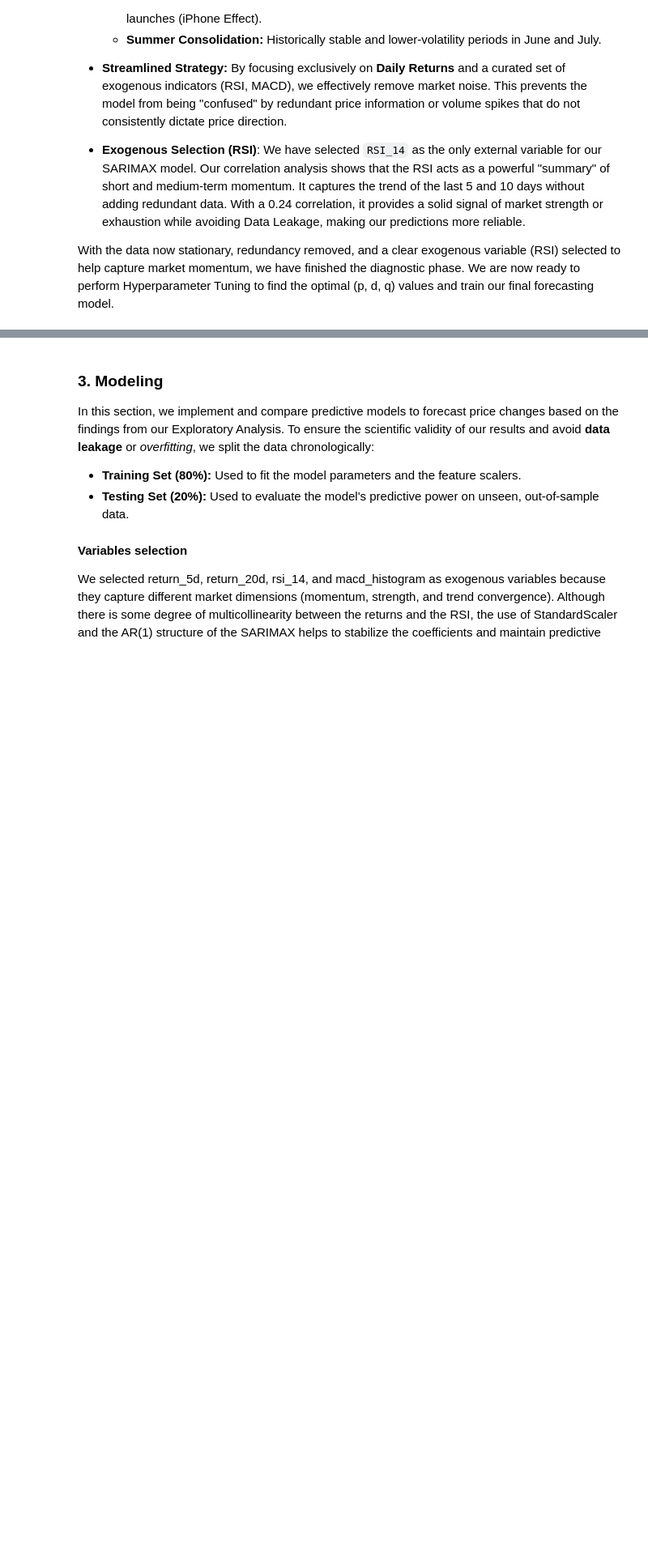
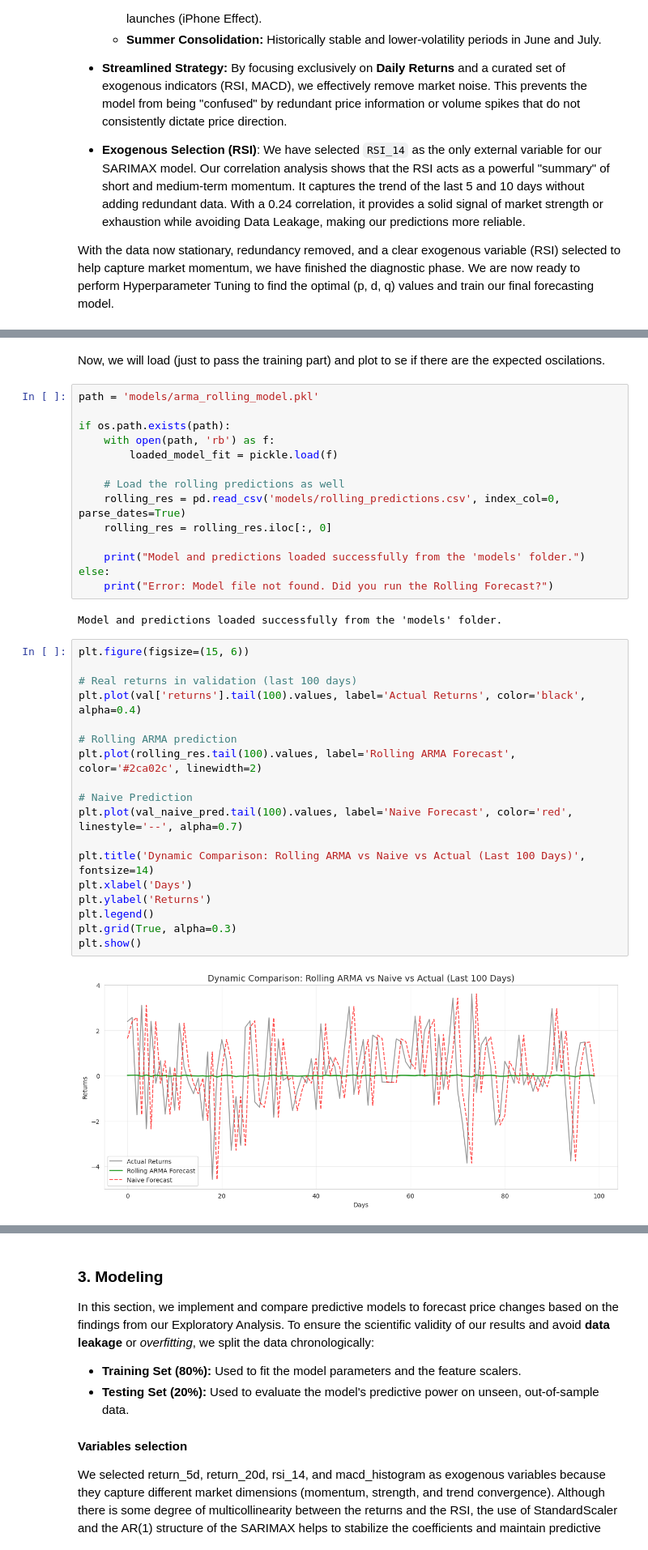
Before and after one commit to Gonzatorra/Advanced-ML-Project, a Jupyter notebook: Deliverable2/main.ipynb, the cells around one changed output, grey strips where cells are left out. Shown at 81% size. Saved outputs shown, nothing was run; the diff lists cells and outputs as text; blank space fills up the shorter version.

```diff
--- a/Deliverable2/main.ipynb
+++ b/Deliverable2/main.ipynb
@@ -856,0 +1187,38 @@ The data is ready for the ARIMA model.
+# %% [markdown]
+Now, we will load (just to pass the training part) and plot to se if there are the expected oscilations.
+# %%
+path = 'models/arma_rolling_model.pkl'
+
+if os.path.exists(path):
+    with open(path, 'rb') as f:
+        loaded_model_fit = pickle.load(f)
+
+    # Load the rolling predictions as well
+    rolling_res = pd.read_csv('models/rolling_predictions.csv', index_col=0, parse_dates=True)
+    rolling_res = rolling_res.iloc[:, 0]
+
+    print("Model and predictions loaded successfully from the 'models' folder.")
+else:
+    print("Error: Model file not found. Did you run the Rolling Forecast?")
+# %% [output]
+Model and predictions loaded successfully from the 'models' folder.
+# %%
+plt.figure(figsize=(15, 6))
+
+# Real returns in validation (last 100 days)
+plt.plot(val['returns'].tail(100).values, label='Actual Returns', color='black', alpha=0.4)
+
+# Rolling ARMA prediction
+plt.plot(rolling_res.tail(100).values, label='Rolling ARMA Forecast', color='#2ca02c', linewidth=2)
+
+# Naive Prediction
+plt.plot(val_naive_pred.tail(100).values, label='Naive Forecast', color='red', linestyle='--', alpha=0.7)
+
+plt.title('Dynamic Comparison: Rolling ARMA vs Naive vs Actual (Last 100 Days)', fontsize=14)
+plt.xlabel('Days')
+plt.ylabel('Returns')
+plt.legend()
+plt.grid(True, alpha=0.3)
+plt.show()
+# %% [output]
+[figure, added]
```
Also changed, not shown: parts of 61 cells of this notebook, 4 other files.
